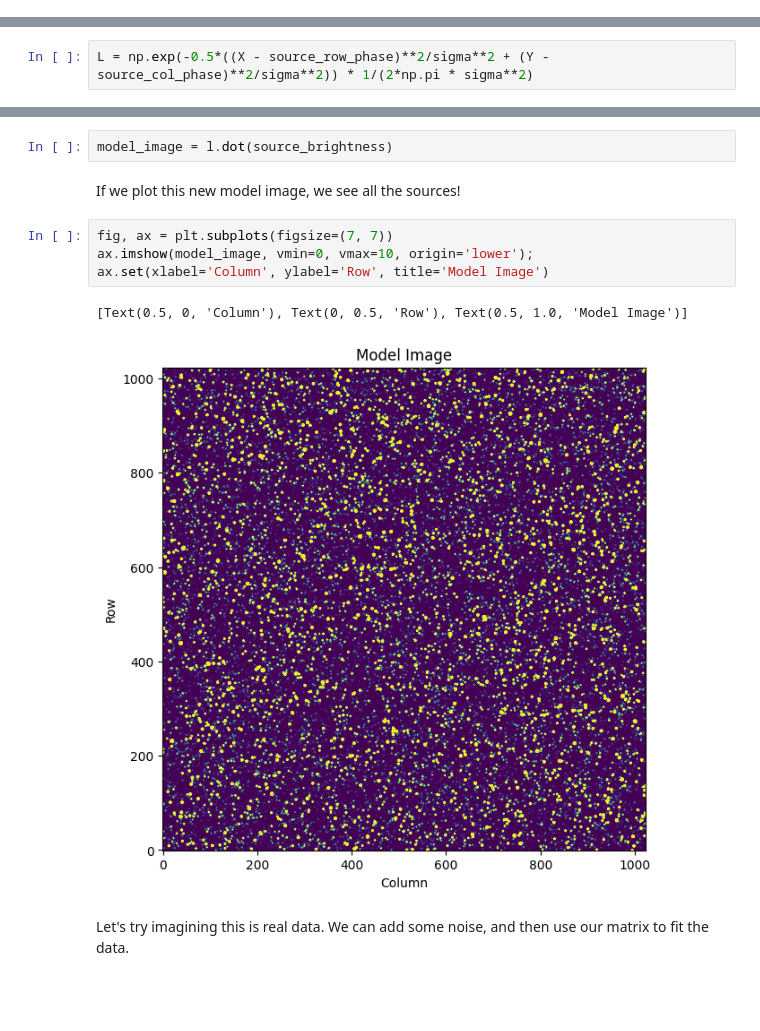
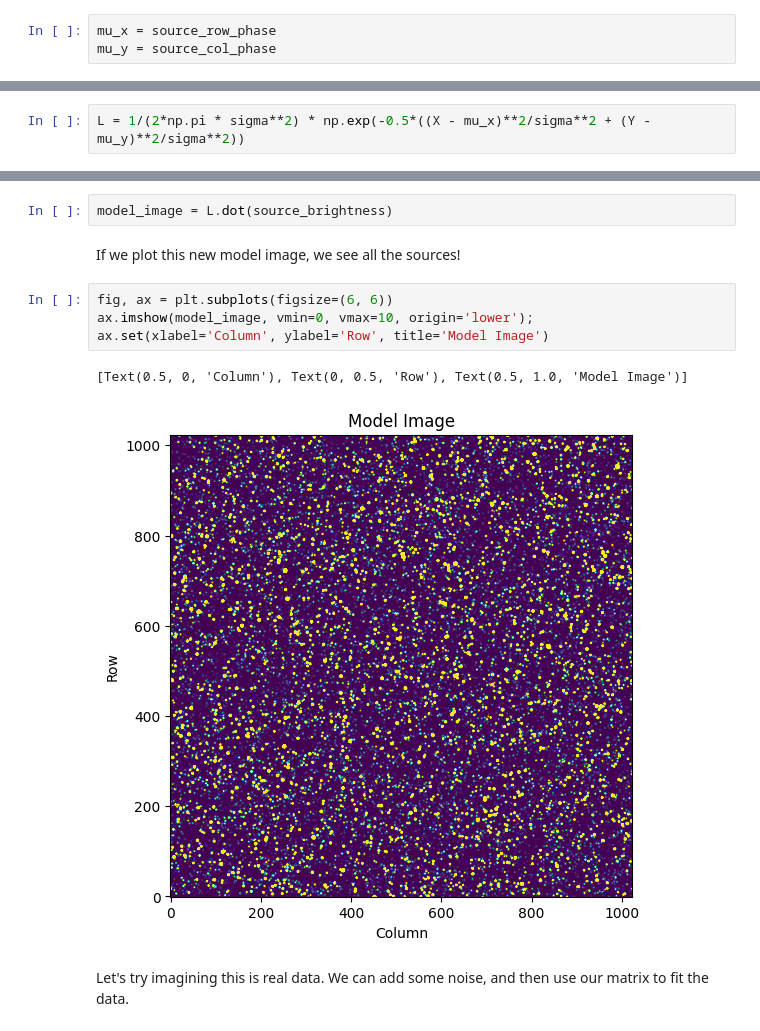
Before and after one commit to christinahedges/sparse3d, a Jupyter notebook: docs/1-astronomy-demo.ipynb, the cells around one changed output, grey strips where cells are left out. Saved outputs shown, nothing was run; the diff lists cells and outputs as text; blank space fills up the shorter version.

```diff
--- a/docs/1-astronomy-demo.ipynb
+++ b/docs/1-astronomy-demo.ipynb
@@ -111,3 +111,6 @@ Y = Sparse3D(data=y3d, row=row3d, col=col3d, imshape=imshape)
 X
 # %% [output]
 <(1024, 1024, 50000) Sparse3D array of type float64>
+# %%
+mu_x = source_row_phase
+mu_y = source_col_phase
@@ -114,5 +119,5 @@ X
 # %%
-L = np.exp(-0.5*((X - source_row_phase)**2/sigma**2 + (Y - source_col_phase)**2/sigma**2)) * 1/(2*np.pi * sigma**2)
+L = 1/(2*np.pi * sigma**2) * np.exp(-0.5*((X - mu_x)**2/sigma**2 + (Y - mu_y)**2/sigma**2))
 # %%
 L
 # %% [output]
@@ -120,16 +125,16 @@ L
 # %% [markdown]
 `L` is now a matrix containing our 50000 targets. Each target is only valued in a small region, close to the target center. For us to convert this into a flat image containing all the sources at a given brightness, we just use the dot product.
 # %%
-model_image = l.dot(source_brightness)
+model_image = L.dot(source_brightness)
 # %% [markdown]
 If we plot this new model image, we see all the sources!
 # %%
-fig, ax = plt.subplots(figsize=(7, 7))
+fig, ax = plt.subplots(figsize=(6, 6))
 ax.imshow(model_image, vmin=0, vmax=10, origin='lower');
 ax.set(xlabel='Column', ylabel='Row', title='Model Image')
 # %% [output]
 [Text(0.5, 0, 'Column'), Text(0, 0.5, 'Row'), Text(0.5, 1.0, 'Model Image')]
-[figure, old version]
+[figure, new version]
 # %% [markdown]
 Let's try imagining this is real data. We can add some noise, and then use our matrix to fit the data.
 # %%
```
Also changed, not shown: parts of 7 cells of this notebook, 10 other files.
